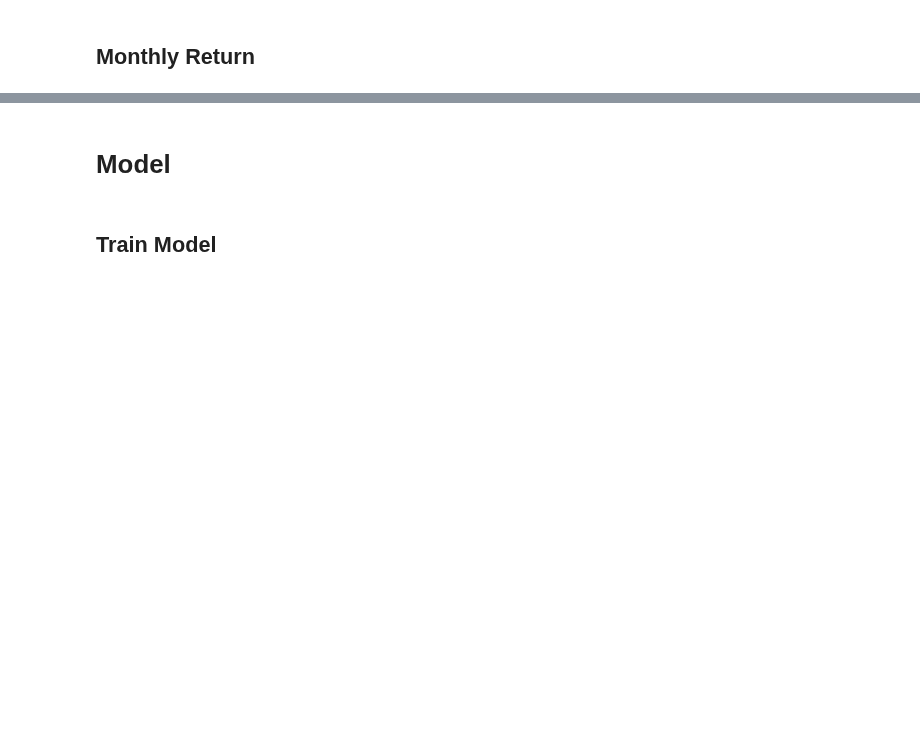
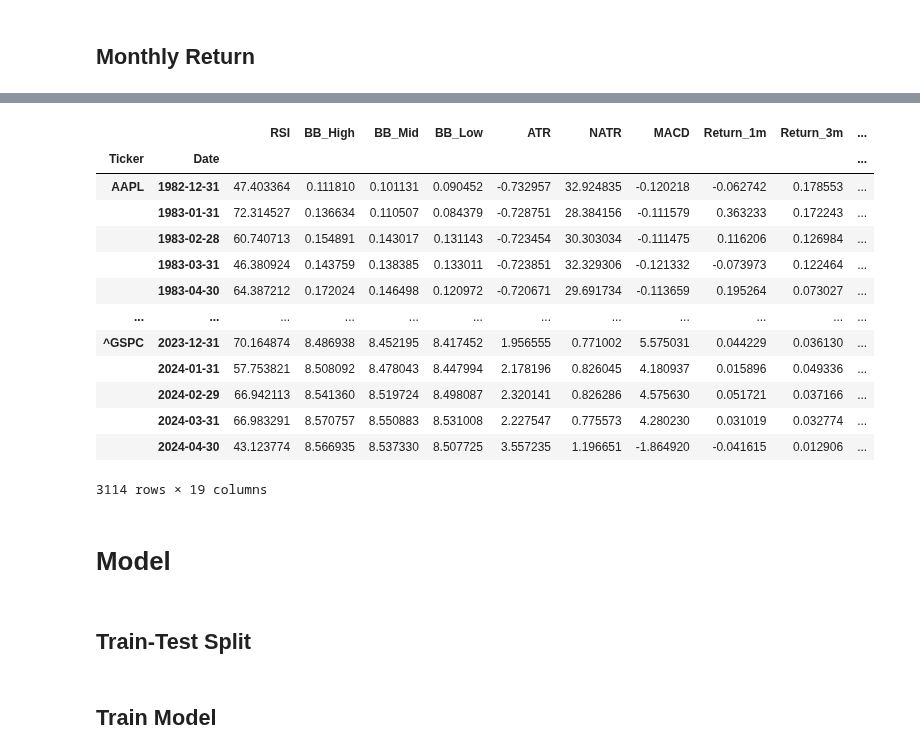
Before and after one commit to Nacnano/stock-machine-learning-project, a Jupyter notebook: main2.ipynb, the cells around one changed output, grey strips where cells are left out. Cells and saved outputs as stored; diff of their text form; code cells hidden in the pictures; blank space fills up the shorter version.

Commit message:
train-test split

```diff
--- a/main2.ipynb
+++ b/main2.ipynb
@@ -210,0 +303,4 @@ SyntaxError: invalid syntax (2389114725.py, line 1)
+# %%
+dates = data.index.get_level_values('Date')
+data['Year'] = dates.year
+data['Month'] = dates.month
@@ -210,0 +311,4 @@ SyntaxError: invalid syntax (2389114725.py, line 1)
+# %%
+data['target'] = data.groupby(level='Ticker')['Return_1m'].shift(-1)
+data = data.dropna()
+data.info()
@@ -211,2 +333,19 @@ SyntaxError: invalid syntax (2389114725.py, line 1)
+# %%
+data
+# %% [output]
+|  |  | RSI | BB_High | BB_Mid | BB_Low | ATR | NATR | MACD | Return_1m | Return_3m | ... |
+| Ticker | Date |  |  |  |  |  |  |  |  |  | ... |
+| AAPL | 1982-12-31 | 47.403364 | 0.111810 | 0.101131 | 0.090452 | -0.732957 | 32.924835 | -0.120218 | -0.062742 | 0.178553 | ... |
+|  | 1983-01-31 | 72.314527 | 0.136634 | 0.110507 | 0.084379 | -0.728751 | 28.384156 | -0.111579 | 0.363233 | 0.172243 | ... |
+|  | 1983-02-28 | 60.740713 | 0.154891 | 0.143017 | 0.131143 | -0.723454 | 30.303034 | -0.111475 | 0.116206 | 0.126984 | ... |
+|  | 1983-03-31 | 46.380924 | 0.143759 | 0.138385 | 0.133011 | -0.723851 | 32.329306 | -0.121332 | -0.073973 | 0.122464 | ... |
+|  | 1983-04-30 | 64.387212 | 0.172024 | 0.146498 | 0.120972 | -0.720671 | 29.691734 | -0.113659 | 0.195264 | 0.073027 | ... |
+| ... | ... | ... | ... | ... | ... | ... | ... | ... | ... | ... | ... |
+| ^GSPC | 2023-12-31 | 70.164874 | 8.486938 | 8.452195 | 8.417452 | 1.956555 | 0.771002 | 5.575031 | 0.044229 | 0.036130 | ... |
+|  | 2024-01-31 | 57.753821 | 8.508092 | 8.478043 | 8.447994 | 2.178196 | 0.826045 | 4.180937 | 0.015896 | 0.049336 | ... |
+|  | 2024-02-29 | 66.942113 | 8.541360 | 8.519724 | 8.498087 | 2.320141 | 0.826286 | 4.575630 | 0.051721 | 0.037166 | ... |
+|  | 2024-03-31 | 66.983291 | 8.570757 | 8.550883 | 8.531008 | 2.227547 | 0.775573 | 4.280230 | 0.031019 | 0.032774 | ... |
+|  | 2024-04-30 | 43.123774 | 8.566935 | 8.537330 | 8.507725 | 3.557235 | 1.196651 | -1.864920 | -0.041615 | 0.012906 | ... |
+3114 rows × 19 columns
 # %% [markdown]
 # Model
@@ -216,0 +352,2 @@ df_to_model
+# %% [markdown]
+## Train-Test Split
```
Also changed, not shown: parts of 22 cells of this notebook.
